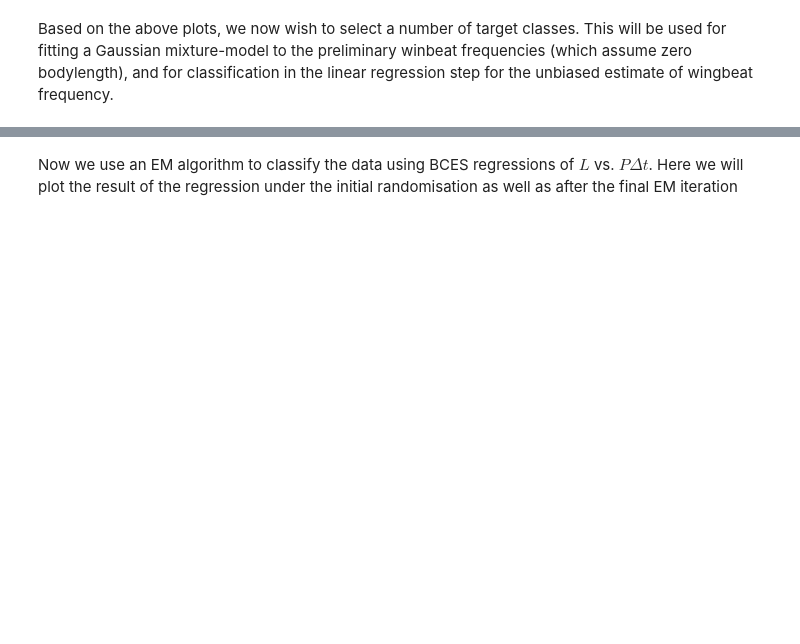
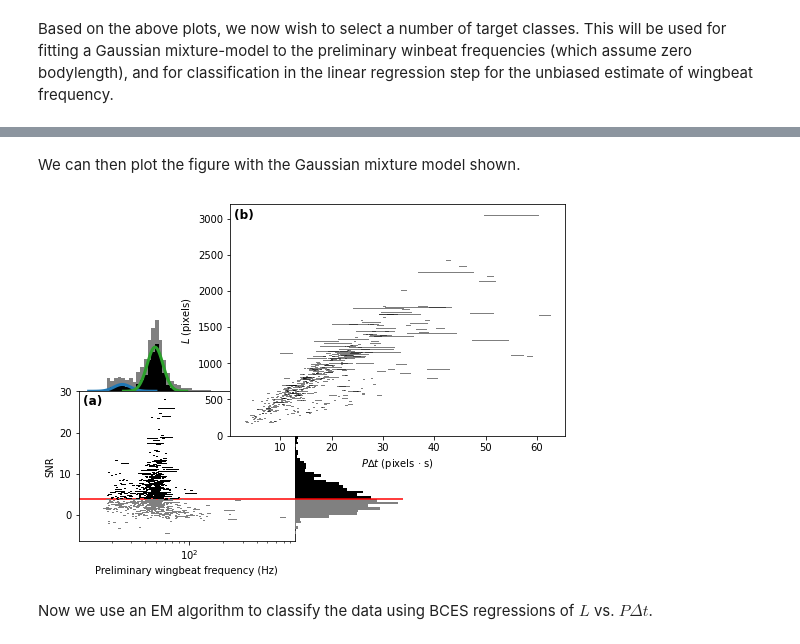
Before and after one commit to J-Wall/camfi, a Jupyter notebook: examples/wingbeat_analysis.ipynb, the cells around one changed output, grey strips where cells are left out. Saved outputs shown, nothing was run; the diff lists cells and outputs as text; code cells hidden in the pictures; blank space fills up the shorter version.

```diff
--- a/examples/wingbeat_analysis.ipynb
+++ b/examples/wingbeat_analysis.ipynb
@@ -215,2 +105,22 @@ converged: True
+# %%
+gmm = GMM.log10_from_region_dataframe(
+    above_thresh,
+    n_classes,
+    seed=1234567890  # Not reuired to set, but makes the results
+                     # reproducible
+)
+gmm_results = sorted(gmm.fit())  # Order of classes is random, so we sort
+                                 # to make it predictable.
+# %% [markdown]
+We can then plot the figure with the Gaussian mixture model shown.
+# %%
+plotter = MatplotlibWingbeatFrequencyPlotter(
+    polyline_regions=polyline_regions,
+    snr_thresh=snr_thresh,
+    gmm_results=gmm_results,
+)
+fig = plotter.plot()
+# %% [output]
+[figure, added]
 # %% [markdown]
-Now we use an EM algorithm to classify the data using BCES regressions of $L$ vs. $P \Delta t$. Here we will plot the result of the regression under the initial randomisation as well as after the final EM iteration
+Now we use an EM algorithm to classify the data using BCES regressions of $L$ vs. $P \Delta t$.
```
Also changed, not shown: parts of 28 cells of this notebook, 12 other files.
